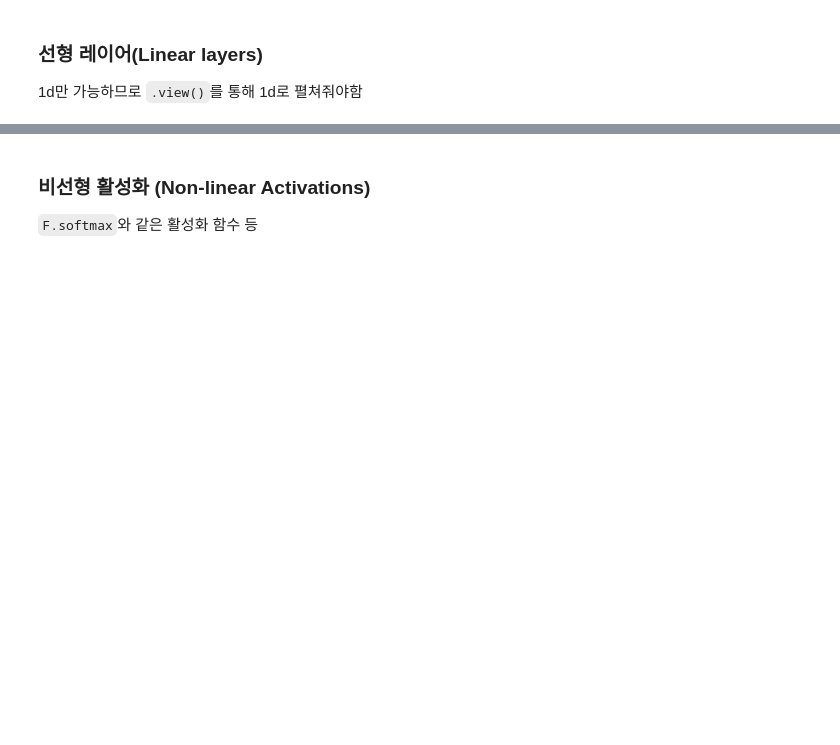
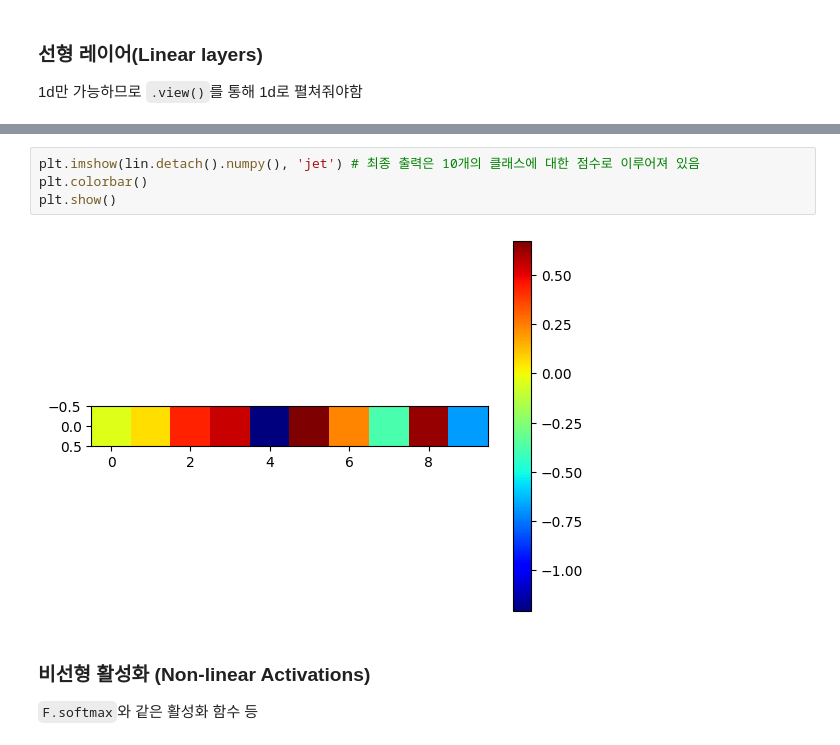
Before and after one commit to kimminyeol/torch_repository, a Jupyter notebook: torch_basic/torch.ipynb, the cells around one changed output, grey strips where cells are left out. Drawn from its saved outputs; the diff is of its cells as text; blank space fills up the shorter version.

```diff
--- a/torch_basic/torch.ipynb
+++ b/torch_basic/torch.ipynb
@@ -1074,3 +1166,9 @@ plt.show()
+# %%
+plt.imshow(lin.detach().numpy(), 'jet') # 최종 출력은 10개의 클래스에 대한 점수로 이루어져 있음
+plt.colorbar()
+plt.show()
+# %% [output]
+[figure, added]
 # %% [markdown]
 ### 비선형 활성화 (Non-linear Activations)
 
```
Also changed, not shown: parts of 49 cells of this notebook, 1 other file.
